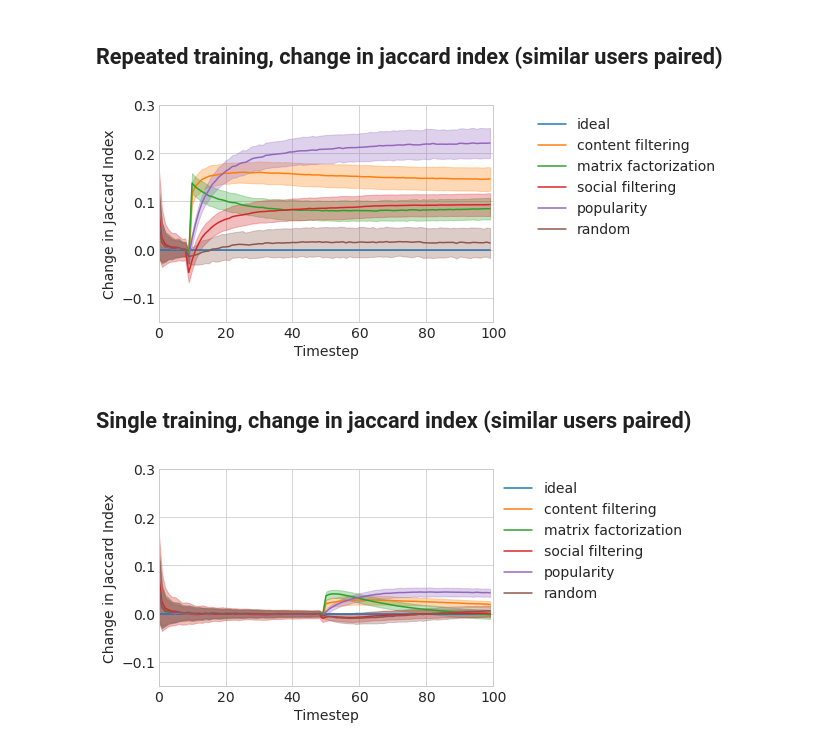
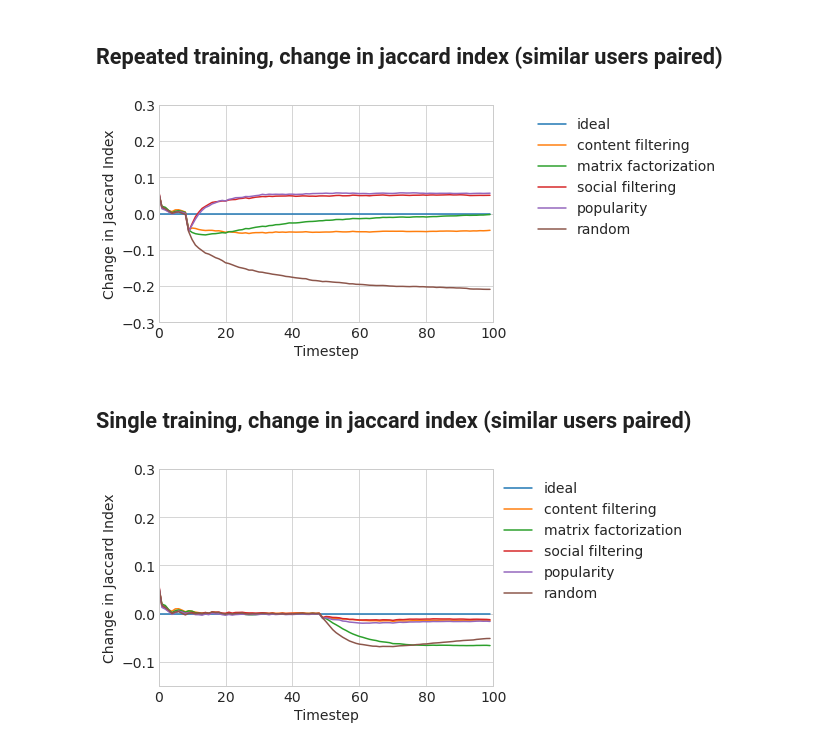
Before and after one commit to sunnymatt/t-recs-experiments, a Jupyter notebook: algo_confounding/chaney_replication.ipynb, the cells around one changed output. Saved outputs shown, nothing was run; the diff lists cells and outputs as text; code cells hidden in the pictures.

Commit message:
New figures from the true preferences jaccard

```diff
--- a/algo_confounding/chaney_replication.ipynb
+++ b/algo_confounding/chaney_replication.ipynb
@@ -12,7 +12,7 @@ from chaney_utils import (
 import warnings
 warnings.simplefilter("ignore")
 # %%
-DEBUG = True # don't save figures
+DEBUG = False # don't save figures
 # %% [markdown]
 # Experimental simulations run on cluster
 # %%
@@ -33,19 +33,19 @@ id_to_readable = {
 ## Repeated training, change in jaccard index (similar users paired)
 # %%
 # replace with the experimental output directory in your experiment!
-results = merge_results(["exps/replication/repeated/batch_1", "exps/replication/repeated/batch_2", "exps/replication/repeated/batch_3", "exps/replication/repeated/batch_4"])
+results = merge_results(["exps/simurec/jac-true-prefs/rep"])
 # %%
 model_keys = ["ideal", "content_chaney", "mf", "sf", "popularity", "random"]
-graph_relative_to_ideal(results, "sim_users", model_keys, id_to_readable, absolute_measure=False, mult_sd=1.0)
+graph_relative_to_ideal(results, "sim_users", model_keys, id_to_readable, absolute_measure=False, mult_sd=0.0)
 plt.ylabel("Change in Jaccard Index")
 plt.xlabel("Timestep")
 plt.legend(facecolor='white', framealpha=1, loc='upper right', bbox_to_anchor=(1.7, 1.0))
-plt.ylim(-0.15, 0.3)
+plt.ylim(-0.3, 0.3)
 plt.xlim(0, 100)
 if not DEBUG:
-    plt.savefig("figures/repeated_training_sim_pair.pdf", bbox_inches = "tight")
+    plt.savefig("figures/jac_true_prefs_rep.pdf", bbox_inches = "tight")
 # %% [output]
-[figure, old version]
+[figure, new version]
 # %% [markdown]
 ## Single training, change in jaccard index (similar users paired)
 # %%
@@ -54,12 +54,12 @@ results = merge_results(["exps/replication/single/batch_1", "exps/replication/si
 # %%
 model_keys = ["ideal", "content_chaney", "mf", "sf", "popularity", "random"]
-graph_relative_to_ideal(results, "sim_users", model_keys, id_to_readable, absolute_measure=False, mult_sd=1.0)
+graph_relative_to_ideal(results, "sim_users", model_keys, id_to_readable, absolute_measure=False, mult_sd=0.0)
 plt.ylabel("Change in Jaccard Index")
 plt.xlabel("Timestep")
 plt.legend(facecolor='white', framealpha=1, loc='upper right', bbox_to_anchor=(1.6, 1.0))
 plt.ylim(-0.15, 0.3)
 plt.xlim(0, 100)
 if not DEBUG:
-    plt.savefig("figures/single_training_sim_pair.pdf", bbox_inches = "tight")
+    plt.savefig("figures/jac_true_prefs_single.pdf", bbox_inches = "tight")
 # %% [output]
-[figure, old version]
+[figure, new version]
```
Also changed, not shown: parts of 1 cell of this notebook.
